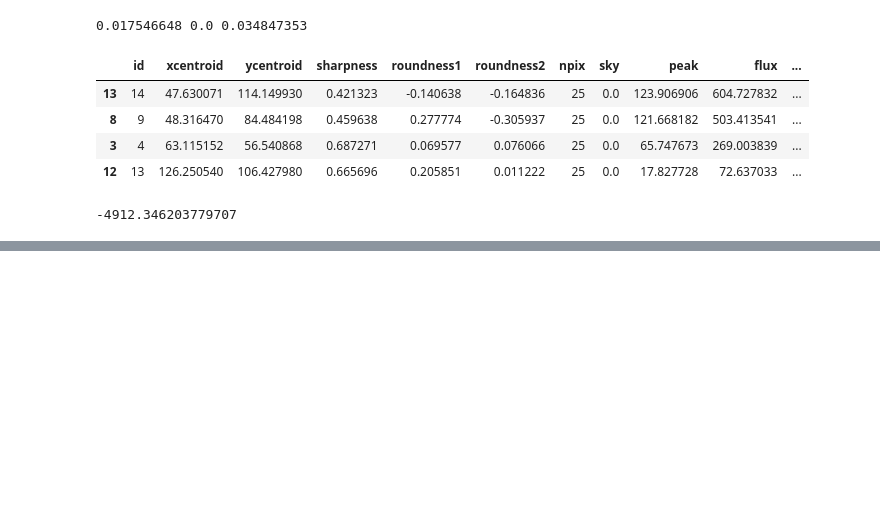
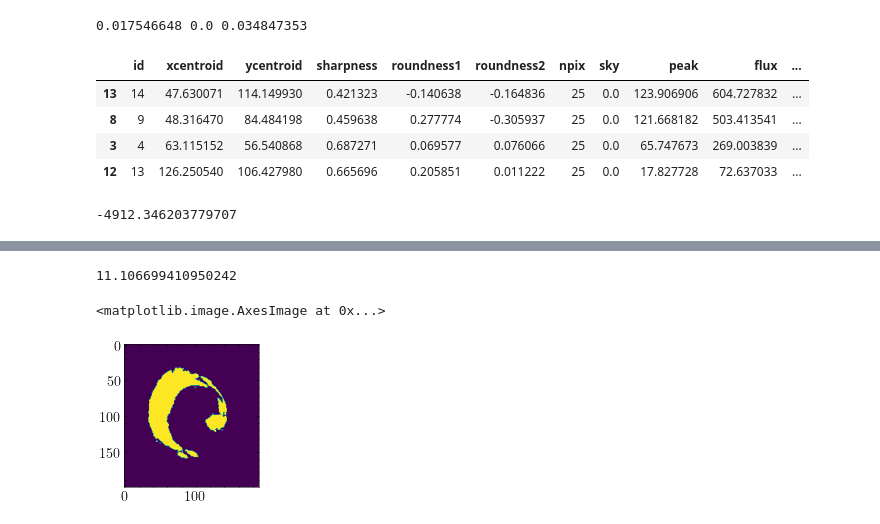
Before and after one commit to AlexandreAdam/rxj1131, a Jupyter notebook: notebooks/quad_optim.ipynb, the cells around one changed output, grey strips where cells are left out. Cells and saved outputs as stored; diff of their text form; code cells hidden in the pictures; blank space fills up the shorter version.

```diff
--- a/notebooks/quad_optim.ipynb
+++ b/notebooks/quad_optim.ipynb
@@ -193,0 +282,19 @@ plt.plot(beta[:, 0], beta[:, 1], "ko")
+# %%
+#lensgrid -> place center in the bottom left corner, not in the center of the image
+N, M = im.shape
+y = np.arange(N) #- N//2. + 0.5 * ((N + 1) % 2)
+x = np.arange(M) #- M//2. + 0.5 * ((M + 1) % 2)
+x, y = np.meshgrid(x, y)
+rho = np.hypot(x, y)
+# %%
+# sky coordinate are relative to corner in pixel space
+lens_sky = wcs.pixel_to_world(x.ravel(), y.ravel())
+# place center in the middle of the array
+x_lens = (lens_sky.ra - lens_sky.ra[M//2]).to(u.arcsec).value
+y_lens = (lens_sky.dec - lens_sky.dec[M * N // 2]).to(u.arcsec).value
+lens_grid = np.column_stack([x_lens.ravel(), y_lens.ravel()])
+rho_lens = np.hypot(x_lens, y_lens)
+fov = 2 * rho_lens.max()
+fov
+# %% [output]
+11.106699410950242
@@ -193,0 +311,7 @@ plt.plot(beta[:, 0], beta[:, 1], "ko")
+# %%
+good_pixel_map = np.zeros_like(rho, dtype=bool)
+good_pixel_map[im > 0.2] = True
+plt.imshow(good_pixel_map)
+# %% [output]
+<matplotlib.image.AxesImage at 0x...>
+[figure, added]
```
Also changed, not shown: parts of 14 cells of this notebook, 6 other files.
